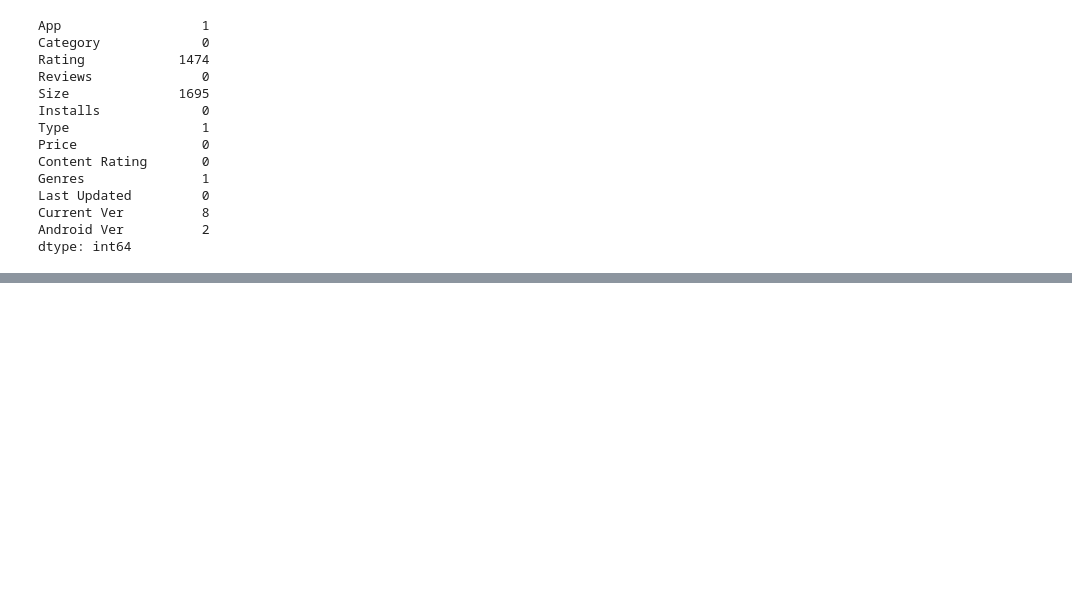
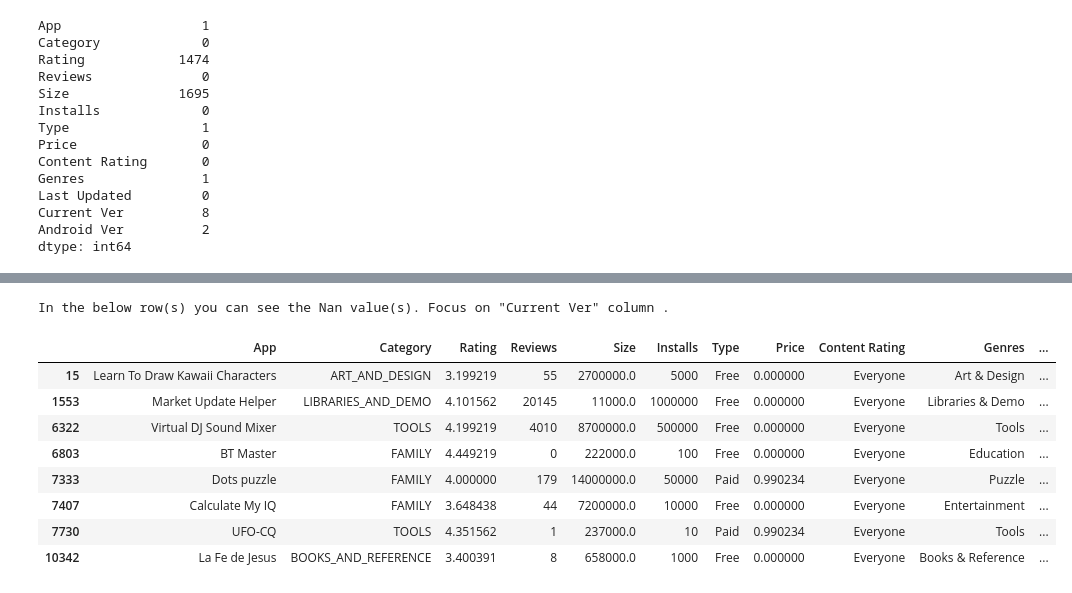
Before and after one commit to Mohammad-Amirifard/eda, a Jupyter notebook: EDA.ipynb, the cells around one changed output, grey strips where cells are left out. Cells and saved outputs as stored; diff of their text form; code cells hidden in the pictures; blank space fills up the shorter version.

```diff
--- a/EDA.ipynb
+++ b/EDA.ipynb
@@ -214,0 +276,6 @@ data.iloc[index_of_null_value_in_App_column]
+# %%
+# I decided to fill the missed vlaues in this column with interpolat and method index
+data.Size.interpolate(method='index', inplace=True)
+# Chceck the performance of our code
+print(f'\n Congratulations. We can see that value:{[data.iloc[37,4]]} has been replaced with the old value:[NaN] in the index [37]')
+data.iloc[36:39]
@@ -214,0 +297,6 @@ data.iloc[index_of_null_value_in_App_column]
+# %%
+# I decided to fill the missed vlaue in this column with data.fillna and method 'ffill'
+data.Type.fillna(method='ffill', inplace=True)
+# Chceck the performance of our code
+print(f'\n Congratulations. We can see that value:{[data.iloc[9148,6]]} has been replaced with the old value:[NaN] in the index [9148]')
+data.iloc[9147:9150]
@@ -214,0 +309,16 @@ data.iloc[index_of_null_value_in_App_column]
+# %%
+# It is the turn of "Current Ver" column to be checked
+index_of_null_values_in_CurrentVer_column = np.where(data['Current Ver'].isnull())[0]
+print('\nIn the below row(s) you can see the Nan value(s). Focus on "Current Ver" column .')
+data.iloc[index_of_null_values_in_CurrentVer_column]
+# %% [output]
+In the below row(s) you can see the Nan value(s). Focus on "Current Ver" column .
+|  | App | Category | Rating | Reviews | Size | Installs | Type | Price | Content Rating | Genres | ... |
+| 15 | Learn To Draw Kawaii Characters | ART_AND_DESIGN | 3.199219 | 55 | 2700000.0 | 5000 | Free | 0.000000 | Everyone | Art & Design | ... |
+| 1553 | Market Update Helper | LIBRARIES_AND_DEMO | 4.101562 | 20145 | 11000.0 | 1000000 | Free | 0.000000 | Everyone | Libraries & Demo | ... |
+| 6322 | Virtual DJ Sound Mixer | TOOLS | 4.199219 | 4010 | 8700000.0 | 500000 | Free | 0.000000 | Everyone | Tools | ... |
+| 6803 | BT Master | FAMILY | 4.449219 | 0 | 222000.0 | 100 | Free | 0.000000 | Everyone | Education | ... |
+| 7333 | Dots puzzle | FAMILY | 4.000000 | 179 | 14000000.0 | 50000 | Paid | 0.990234 | Everyone | Puzzle | ... |
+| 7407 | Calculate My IQ | FAMILY | 3.648438 | 44 | 7200000.0 | 10000 | Free | 0.000000 | Everyone | Entertainment | ... |
+| 7730 | UFO-CQ | TOOLS | 4.351562 | 1 | 237000.0 | 10 | Paid | 0.990234 | Everyone | Tools | ... |
+| 10342 | La Fe de Jesus | BOOKS_AND_REFERENCE | 3.400391 | 8 | 658000.0 | 1000 | Free | 0.000000 | Everyone | Books & Reference | ... |
```
Also changed, not shown: parts of 18 cells of this notebook.
